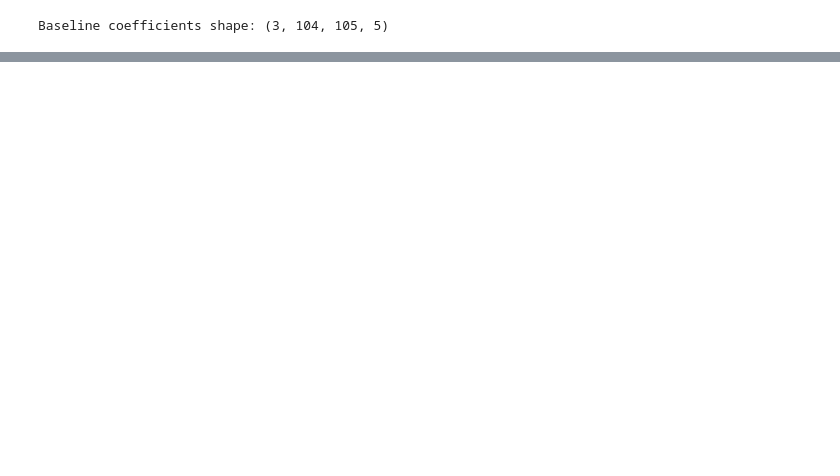
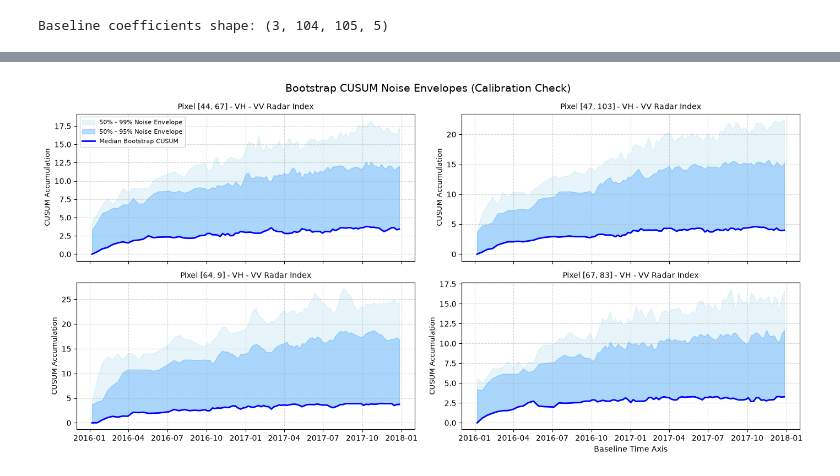
Before and after one commit to GuillaumeZahnd/eo-toolkit, a Jupyter notebook: demo_notebooks/demo_cusum.ipynb, the cells around one changed output, grey strips where cells are left out. Saved outputs shown, nothing was run; the diff lists cells and outputs as text; code cells hidden in the pictures; blank space fills up the shorter version.

```diff
--- a/demo_notebooks/demo_cusum.ipynb
+++ b/demo_notebooks/demo_cusum.ipynb
@@ -196,0 +190,12 @@ plot_monitoring_and_residuals(
+# %%
+bootstrap_cusums = bootstrap_cusum_paths(
+    data_tensor=data_tensor,
+    dates=sentinel1_data["dates"],
+    coefficients=baseline_coefficients,
+    start_date=baseline_start_date,
+    end_date=baseline_end_date,
+    nb_harmonics=nb_harmonics,
+    nb_bootstraps=1000,
+    block_size=12,
+    slack=cusum_slack,
+)
@@ -196,0 +252,10 @@ plot_monitoring_and_residuals(
+# %%
+plot_bootstrap_cusum_envelope(
+    bootstrap_cusums=bootstrap_cusums,
+    dates=baseline_dates,
+    pixel_coordinates=pixel_coordinates,
+    band_idx=2,
+    band_name="VH - VV Radar Index"
+)
+# %% [output]
+[figure, added]
```
Also changed, not shown: parts of 16 cells of this notebook, 3 other files.
